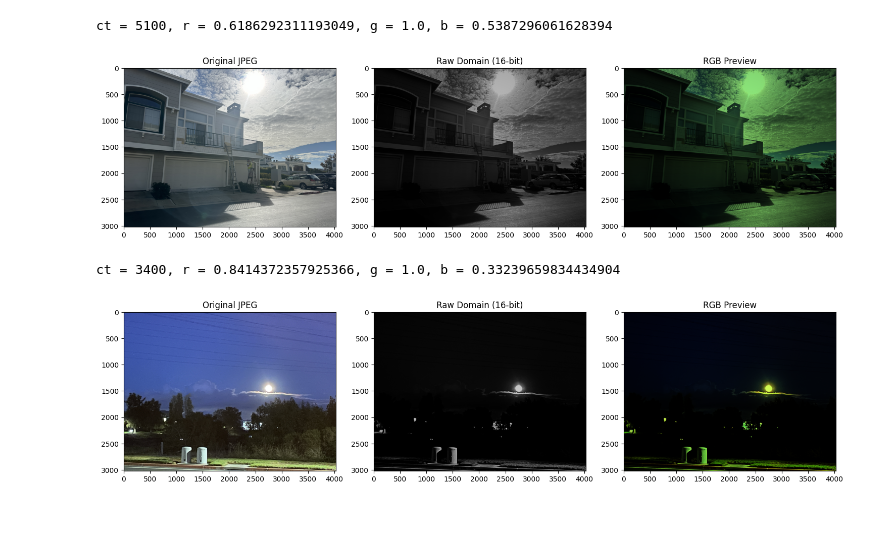
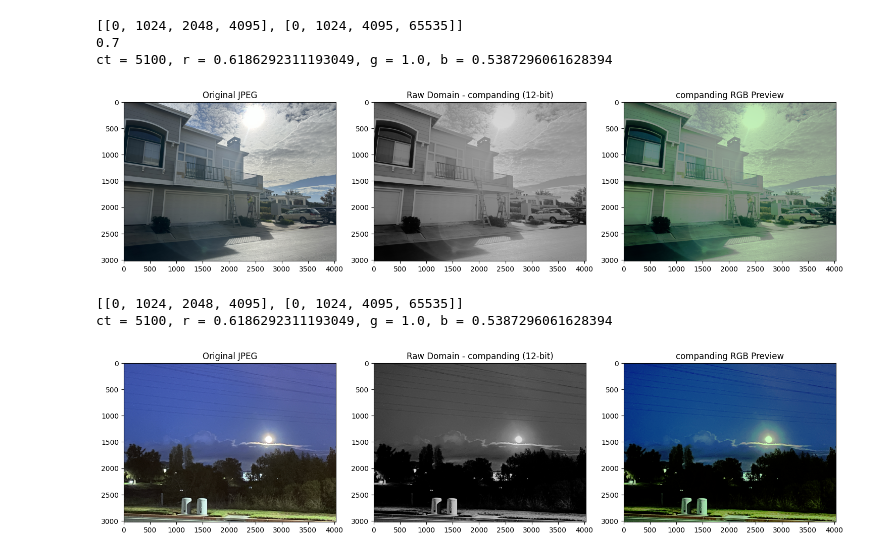
Before and after one commit to hcy-T/ISP_python, a Jupyter notebook: JPEG2RAW_16.ipynb, the cells around one changed output. Cells and saved outputs as stored; diff of their text form; code cells hidden in the pictures; blank space fills up the shorter version.

```diff
--- a/JPEG2RAW_16.ipynb
+++ b/JPEG2RAW_16.ipynb
@@ -268,5 +308,5 @@ def apply_falloff(image, falloff_percentage, image_width, image_height):
 # %%
-def convert_to_raw(jpg_path, color_temperature=6500, falloff_percentage=0, bayer_first_pixel='R', gamma=2.2, defect_percentage=0.01, dark_ratio=0.5):
+def convert_to_raw(jpg_path, color_temperature=6500, falloff_percentage=0, bayer_first_pixel='R', gamma=2.2, defect_percentage=0.01, dark_ratio=0.5, decompand_table = None):
     """
     Convert a JPEG image to 16-bit raw domain with color temperature and falloff control.
 
@@ -321,6 +361,7 @@ def convert_to_raw(jpg_path, color_temperature=6500, falloff_percentage=0, bayer
 
     # Apply defect pixels if specified
     if defect_percentage > 0:
+        print(dark_ratio)
         raw_image = add_defect_pixels(raw_image, bayer_first_pixel, defect_percentage, dark_ratio)
 
     # Apply color temperature
@@ -329,17 +370,20 @@ def convert_to_raw(jpg_path, color_temperature=6500, falloff_percentage=0, bayer
     # Apply falloff if specified
     if falloff_percentage > 0:
         raw_image = apply_falloff(raw_image, falloff_percentage, width, height)
+    # Apply compand
+    raw_image = apply_companding(raw_image, decompand_table)
 
     # Create RGB preview
-    rgb_preview = raw_RGB(raw_image)
+    rgb_preview = raw_RGB(raw_image*4)
 
     return raw_image, rgb_preview
 # %%
-def process_and_display(jpg_path, color_temperature=6500, falloff_percentage=0, bayer_first_pixel='R', gamma=2.2, defect_percentage=0.01):
+def process_and_display(jpg_path, color_temperature=6500, falloff_percentage=0, bayer_first_pixel='R', gamma=2.2, defect_percentage=0.01, dark_ratio = 0.5, decompand_table = None):
     """
     Process an image and display both raw and RGB preview results.
     """
-    raw_image, rgb_preview = convert_to_raw(jpg_path, color_temperature, falloff_percentage, bayer_first_pixel, gamma, defect_percentage)
+    print(decompand_table)
+    raw_image, rgb_preview = convert_to_raw(jpg_path, color_temperature, falloff_percentage, bayer_first_pixel, gamma, defect_percentage, dark_ratio, decompand_table)
 
     # Display results
     plt.figure(figsize=(15, 5))
@@ -349,30 +393,36 @@ def process_and_display(jpg_path, color_temperature=6500, falloff_percentage=0,
     plt.title('Original JPEG')
 
     plt.subplot(132)
-    plt.imshow(raw_image, cmap='gray')
-    plt.title('Raw Domain (16-bit)')
+    plt.imshow(raw_image*4, cmap='gray')
+    plt.title('Raw Domain - companding (12-bit)')
 
     plt.subplot(133)
     plt.imshow(rgb_preview)
-    plt.title('RGB Preview')
+    plt.title('companding RGB Preview')
 
     plt.tight_layout()
     plt.show()
 
     # Save outputs
     base_name = jpg_path.rsplit('.', 1)[0]
-    cv2.imwrite(f"{base_name}_raw_16bit.png", raw_image)
+    cv2.imwrite(f"{base_name}_raw_12bit.png", raw_image)
     cv2.imwrite(f"{base_name}_preview_8bit.png", cv2.cvtColor(rgb_preview, cv2.COLOR_RGB2BGR))
 
     return raw_image, rgb_preview
 # %%
-#process_and_display(jpg_path, color_temperature=6500, falloff_percentage=0, bayer_first_pixel='R', gamma=2.2, defect_percentage=0.01):
-raw_img, preview = process_and_display('/content/IMG_1724.JPG', color_temperature=5100, falloff_percentage=30, bayer_first_pixel='R', defect_percentage= 0.002)
+ decompand_tl = [[0, 1024, 2048, 4095], [0, 1024, 4095, 65535]]
+ dark_ratio = 0.7 # dark defect pixel %
+ raw_img, preview = process_and_display('/content/IMG_1724.JPG', color_temperature=5100, falloff_percentage=30, bayer_first_pixel='R', defect_percentage= 0.002, dark_ratio = dark_ratio, decompand_table = decompand_tl)
 # %% [output]
+[[0, 1024, 2048, 4095], [0, 1024, 4095, 65535]]
+0.7
 ct = 5100, r = 0.6186292311193049, g = 1.0, b = 0.5387296061628394
-[figure, old version]
+[figure, new version]
 # %%
-raw_img, preview = process_and_display('//content/IMG_4437.JPG', color_temperature=3400, falloff_percentage=30, bayer_first_pixel='R', defect_percentage= 0.005, gamma=3.75)
+decompand_tl = [[0, 1024, 2048, 4095], [0, 1024, 4095, 65535]]
+dark_ratio = 0.7 # dark defect pixel %
+raw_img, preview = process_and_display('//content/IMG_4437.JPG', color_temperature=5100, falloff_percentage=30, bayer_first_pixel='R', defect_percentage= 0, gamma=3.75, dark_ratio = dark_ratio, decompand_table=decompand_tl)
 # %% [output]
-ct = 3400, r = 0.8414372357925366, g = 1.0, b = 0.33239659834434904
+[[0, 1024, 2048, 4095], [0, 1024, 4095, 65535]]
+ct = 5100, r = 0.6186292311193049, g = 1.0, b = 0.5387296061628394
-[figure, old version]
+[figure, new version]
```
Also changed, not shown: parts of 1 cell of this notebook.
